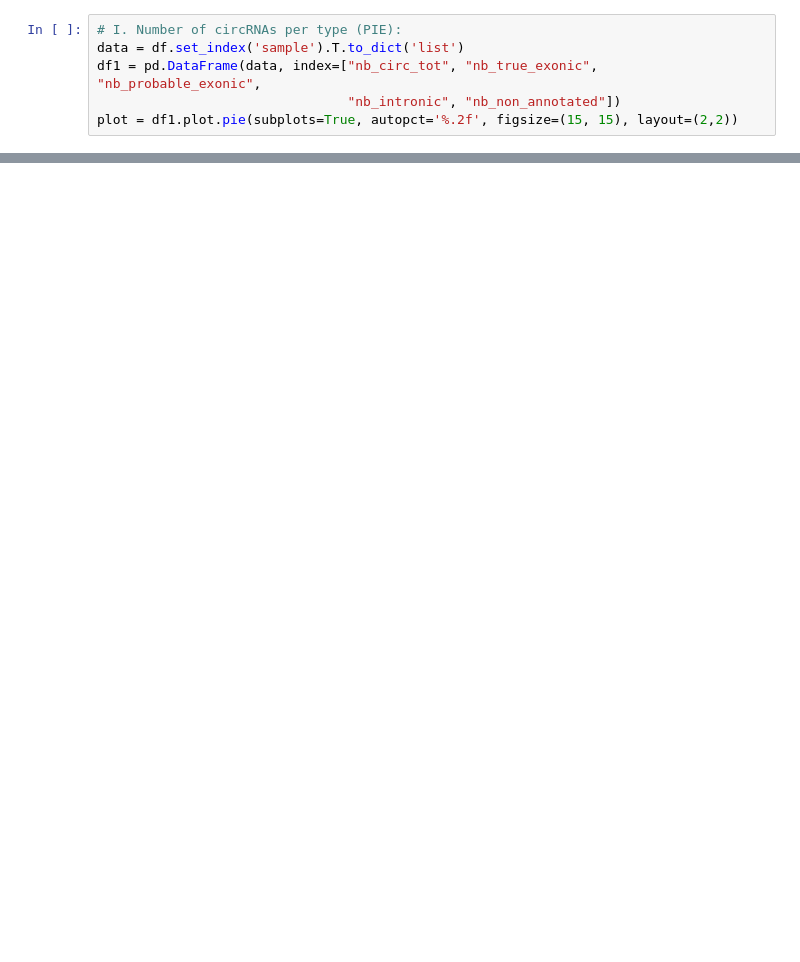
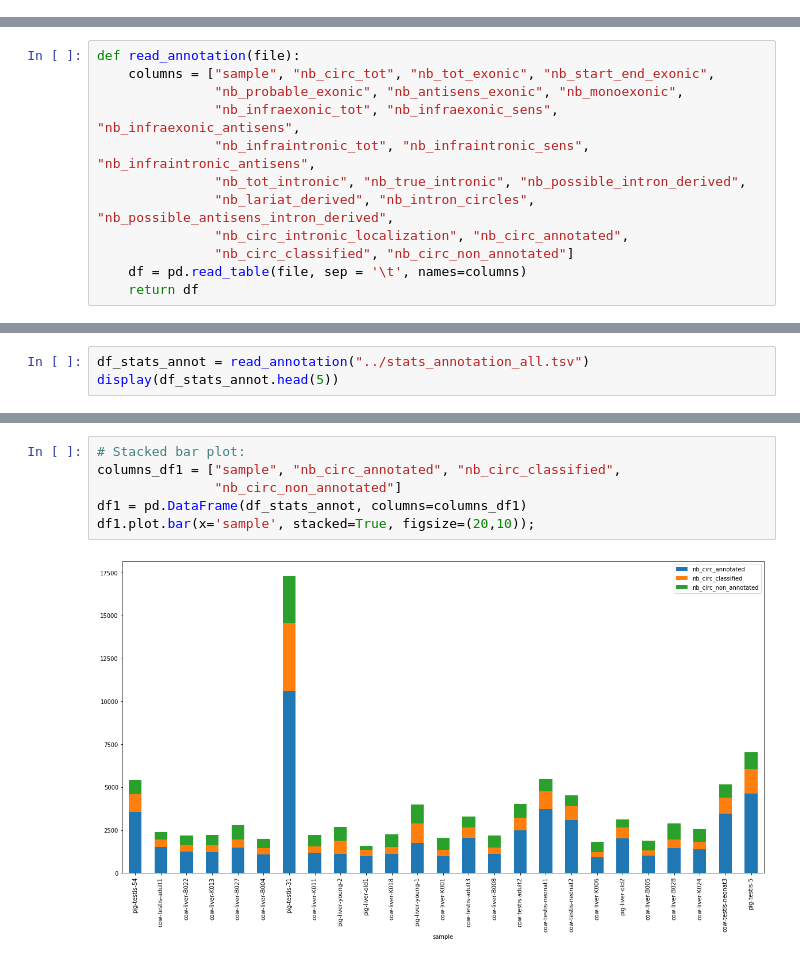
Before and after one commit to GenEpi-GenPhySE/circDetector, a Jupyter notebook: scripts/stats_annotation.ipynb, the cells around one changed output, grey strips where cells are left out. Saved outputs shown, nothing was run; the diff lists cells and outputs as text; blank space fills up the shorter version.

```diff
--- a/scripts/stats_annotation.ipynb
+++ b/scripts/stats_annotation.ipynb
@@ -37,6 +0,0 @@ df.plot.bar(x='sample', stacked=True, figsize=(20,10));
-# %%
-# I. Number of circRNAs per type (PIE):
-data = df.set_index('sample').T.to_dict('list')
-df1 = pd.DataFrame(data, index=["nb_circ_tot", "nb_true_exonic", "nb_probable_exonic",
-                                "nb_intronic", "nb_non_annotated"])
-plot = df1.plot.pie(subplots=True, autopct='%.2f', figsize=(15, 15), layout=(2,2))
@@ -44,0 +30,12 @@ plot = df1.plot.pie(subplots=True, autopct='%.2f', figsize=(15, 15), layout=(2,2
+# %%
+def read_annotation(file):
+    columns = ["sample", "nb_circ_tot", "nb_tot_exonic", "nb_start_end_exonic",
+               "nb_probable_exonic", "nb_antisens_exonic", "nb_monoexonic",
+               "nb_infraexonic_tot", "nb_infraexonic_sens", "nb_infraexonic_antisens",
+               "nb_infraintronic_tot", "nb_infraintronic_sens", "nb_infraintronic_antisens",
+               "nb_tot_intronic", "nb_true_intronic", "nb_possible_intron_derived",
+               "nb_lariat_derived", "nb_intron_circles", "nb_possible_antisens_intron_derived",
+               "nb_circ_intronic_localization", "nb_circ_annotated",
+               "nb_circ_classified", "nb_circ_non_annotated"]
+    df = pd.read_table(file, sep = '\t', names=columns)
+    return df
@@ -44,0 +44,3 @@ plot = df1.plot.pie(subplots=True, autopct='%.2f', figsize=(15, 15), layout=(2,2
+# %%
+df_stats_annot = read_annotation("../stats_annotation_all.tsv")
+display(df_stats_annot.head(5))
@@ -44,0 +55,8 @@ plot = df1.plot.pie(subplots=True, autopct='%.2f', figsize=(15, 15), layout=(2,2
+# %%
+# Stacked bar plot:
+columns_df1 = ["sample", "nb_circ_annotated", "nb_circ_classified",
+               "nb_circ_non_annotated"]
+df1 = pd.DataFrame(df_stats_annot, columns=columns_df1)
+df1.plot.bar(x='sample', stacked=True, figsize=(20,10));
+# %% [output]
+[figure, added]
```
Also changed, not shown: parts of 26 cells of this notebook, 1 other file.
